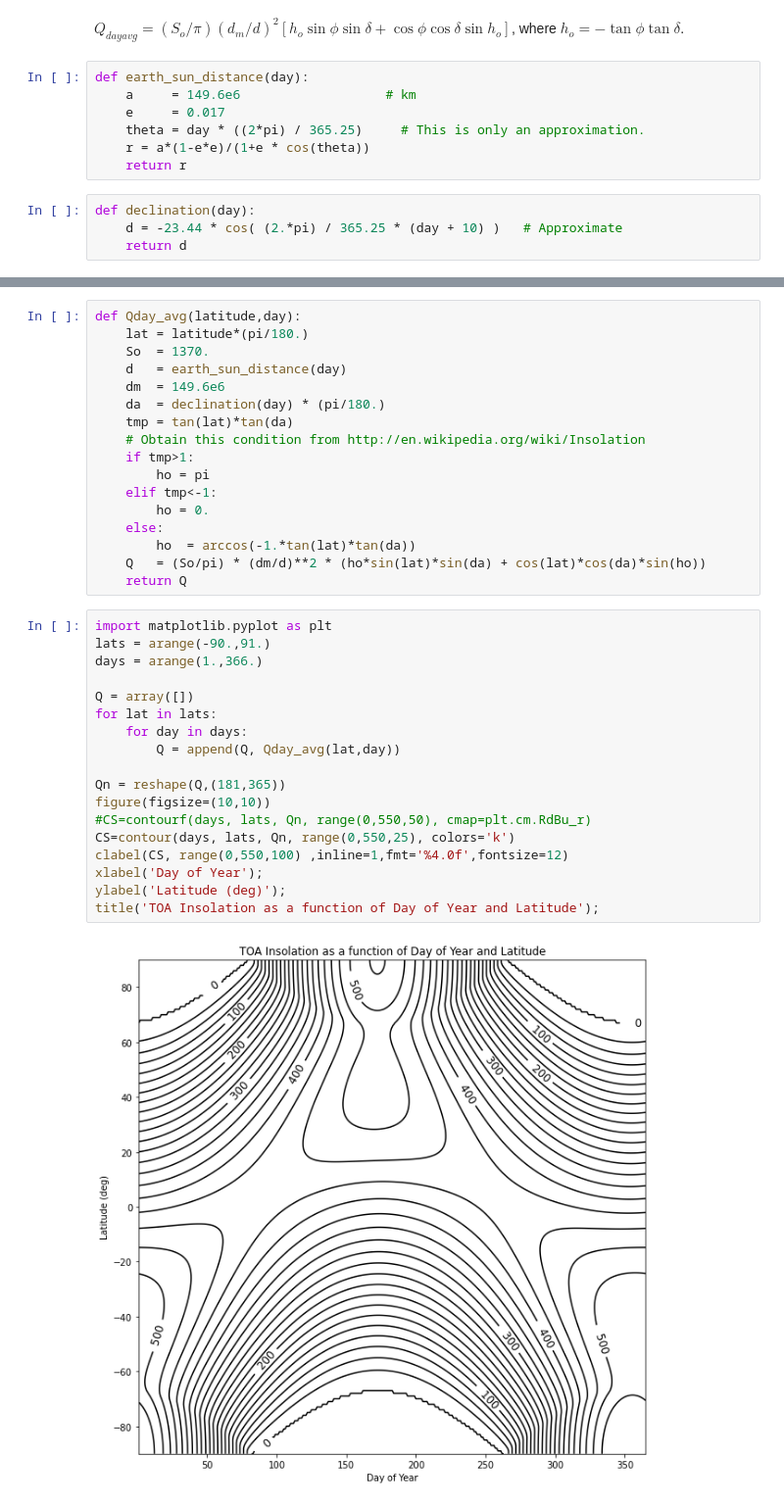
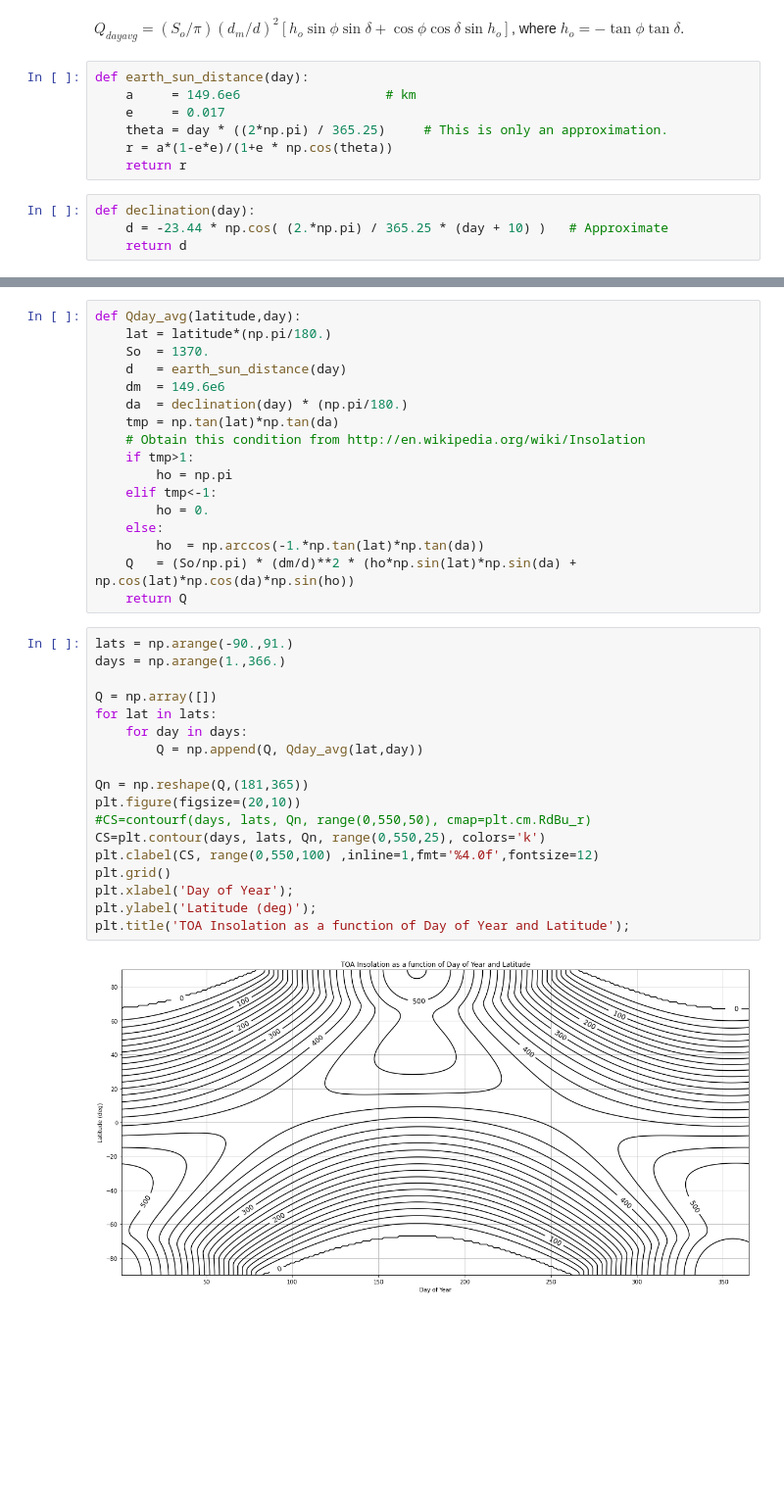
Before and after one commit to vonw/CE401, a Jupyter notebook: _build/jupyter_execute/chapter4/Insolation.ipynb, the cells around one changed output, grey strips where cells are left out. Shown: that part at 98% size. Saved outputs shown, nothing was run; the diff lists cells and outputs as text; blank space fills up the shorter version.

Commit message:
Made changes to Insolation for HW 3

```diff
--- a/_build/jupyter_execute/chapter4/Insolation.ipynb
+++ b/_build/jupyter_execute/chapter4/Insolation.ipynb
@@ -28,12 +24,12 @@ $Q_{dayavg} = (S_o/\pi)(d_m/d)^2[h_o\sin{\phi}\sin{\delta}+\cos{\phi}\cos{\delta
 def earth_sun_distance(day):
     a     = 149.6e6                   # km
     e     = 0.017
-    theta = day * ((2*pi) / 365.25)     # This is only an approximation.
-    r = a*(1-e*e)/(1+e * cos(theta))
+    theta = day * ((2*np.pi) / 365.25)     # This is only an approximation.
+    r = a*(1-e*e)/(1+e * np.cos(theta))
     return r
 # %%
 def declination(day):
-    d = -23.44 * cos( (2.*pi) / 365.25 * (day + 10) )   # Approximate
+    d = -23.44 * np.cos( (2.*np.pi) / 365.25 * (day + 10) )   # Approximate
     return d
 # %%
 def solar_zenith_angle(latitude,declinationAngle,hour):
@@ -45,39 +41,39 @@ def solar_zenith_angle(latitude,declinationAngle,hour):
     return sza
 # %%
 def Qday_avg(latitude,day):
-    lat = latitude*(pi/180.)
+    lat = latitude*(np.pi/180.)
     So  = 1370.
     d   = earth_sun_distance(day)
     dm  = 149.6e6
-    da  = declination(day) * (pi/180.)
-    tmp = tan(lat)*tan(da)
+    da  = declination(day) * (np.pi/180.)
+    tmp = np.tan(lat)*np.tan(da)
     # Obtain this condition from http://en.wikipedia.org/wiki/Insolation
     if tmp>1:
-        ho = pi
+        ho = np.pi
     elif tmp<-1:
         ho = 0.
     else:
-        ho  = arccos(-1.*tan(lat)*tan(da))
-    Q   = (So/pi) * (dm/d)**2 * (ho*sin(lat)*sin(da) + cos(lat)*cos(da)*sin(ho))
+        ho  = np.arccos(-1.*np.tan(lat)*np.tan(da))
+    Q   = (So/np.pi) * (dm/d)**2 * (ho*np.sin(lat)*np.sin(da) + np.cos(lat)*np.cos(da)*np.sin(ho))
     return Q
 # %%
-import matplotlib.pyplot as plt
-lats = arange(-90.,91.)
-days = arange(1.,366.)
+lats = np.arange(-90.,91.)
+days = np.arange(1.,366.)
 
-Q = array([])
+Q = np.array([])
 for lat in lats:
     for day in days:
-        Q = append(Q, Qday_avg(lat,day))
+        Q = np.append(Q, Qday_avg(lat,day))
 
-Qn = reshape(Q,(181,365))
-figure(figsize=(10,10))
+Qn = np.reshape(Q,(181,365))
+plt.figure(figsize=(20,10))
 #CS=contourf(days, lats, Qn, range(0,550,50), cmap=plt.cm.RdBu_r)
-CS=contour(days, lats, Qn, range(0,550,25), colors='k')
-clabel(CS, range(0,550,100) ,inline=1,fmt='%4.0f',fontsize=12)
-xlabel('Day of Year');
-ylabel('Latitude (deg)');
-title('TOA Insolation as a function of Day of Year and Latitude');
+CS=plt.contour(days, lats, Qn, range(0,550,25), colors='k')
+plt.clabel(CS, range(0,550,100) ,inline=1,fmt='%4.0f',fontsize=12)
+plt.grid()
+plt.xlabel('Day of Year');
+plt.ylabel('Latitude (deg)');
+plt.title('TOA Insolation as a function of Day of Year and Latitude');
 # %% [output]
-[figure, old version]
+[figure, new version]
 # %%
```
Also changed, not shown: parts of 5 cells of this notebook, 9 other files.
